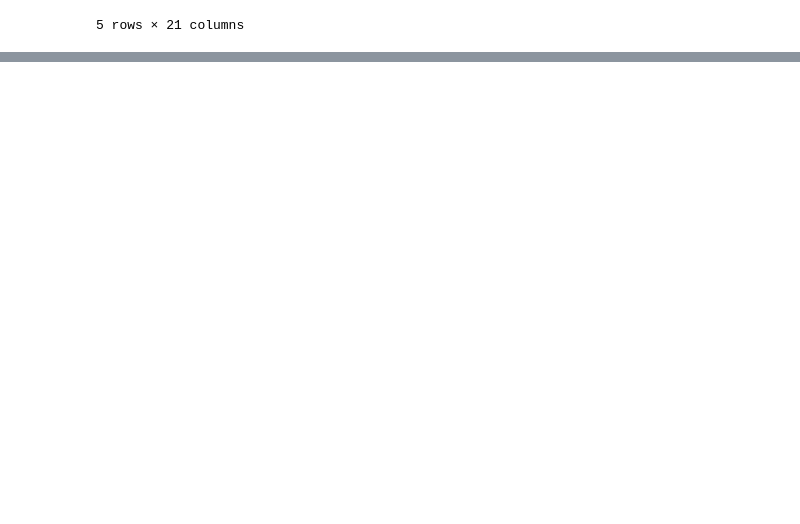
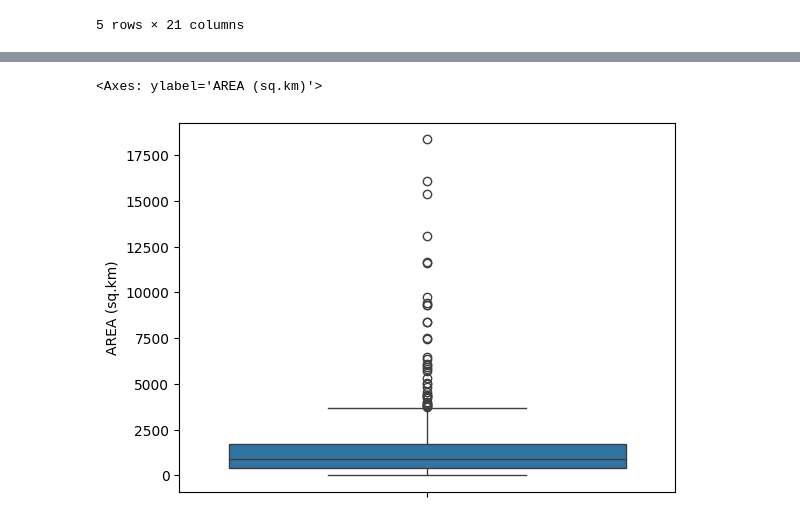
Before and after one commit to abdulrehmanwaseem/eda-pakistan-population-analysis, a Jupyter notebook: EDA.ipynb, the cells around one changed output, grey strips where cells are left out. Cells and saved outputs as stored; diff of their text form; code cells hidden in the pictures; blank space fills up the shorter version.

```diff
--- a/EDA.ipynb
+++ b/EDA.ipynb
@@ -82,0 +168,6 @@ pd.set_option('display.max_columns', None)
+# %%
+# Box plot on the basis of area column
+sns.boxplot(data=df, y='AREA (sq.km)',)
+# %% [output]
+<Axes: ylabel='AREA (sq.km)'>
+[figure, added]
```
Also changed, not shown: parts of 16 cells of this notebook.
